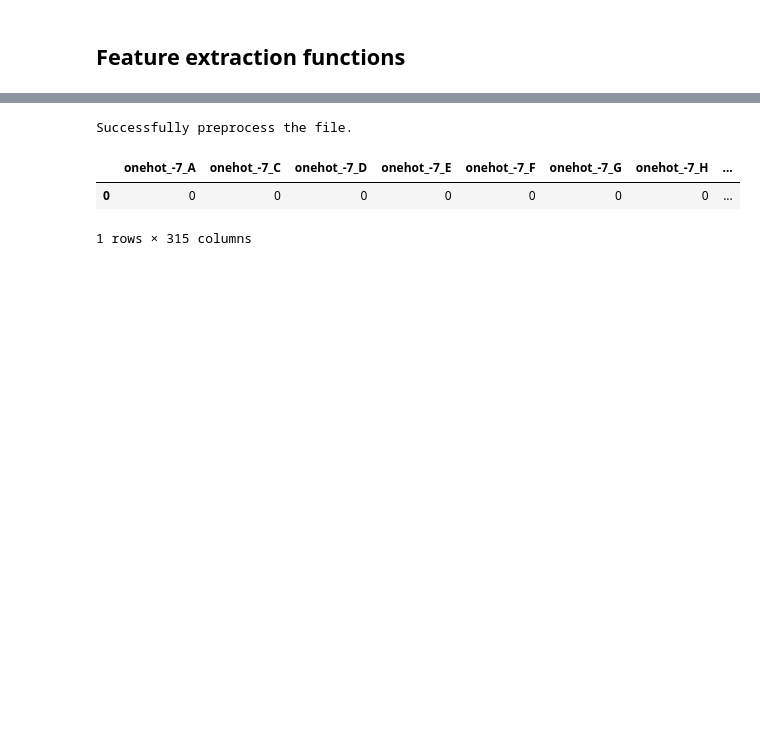
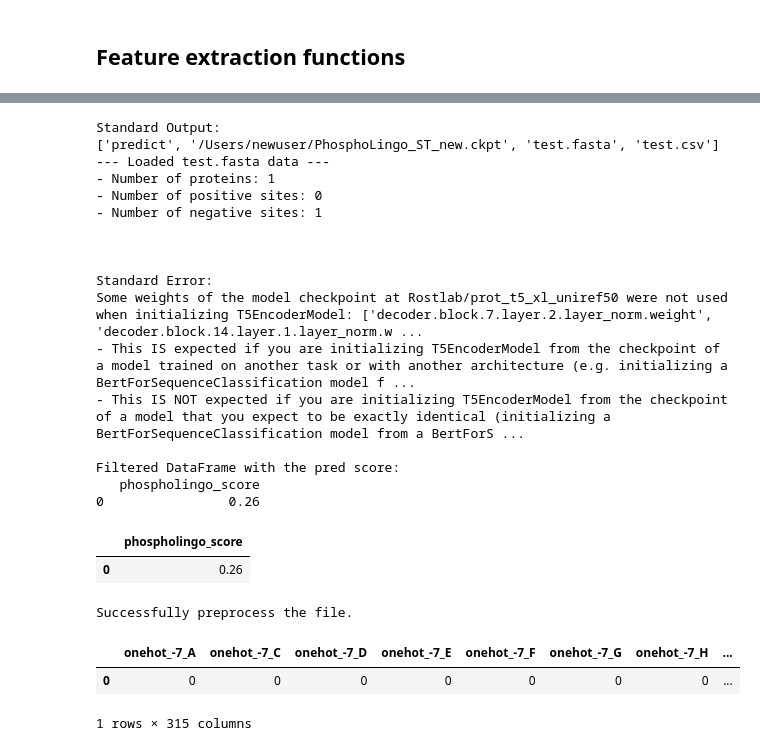
Before and after one commit to liuliu-umich/CAMP-14-3-3, a Jupyter notebook: 4. Modeling.ipynb, the cells around one changed output, grey strips where cells are left out. Cells and saved outputs as stored; diff of their text form; code cells hidden in the pictures; blank space fills up the shorter version.

```diff
--- a/4. Modeling.ipynb
+++ b/4. Modeling.ipynb
@@ -106,9 +120,9 @@ def extract_idr_achor_score(seq, site):
 # %%
 #@title <b>Preliminary operations</b>
 import subprocess
-subprocess.run( 'pip install wget localcider==0.1.18'.split() )
-subprocess.run('pip uninstall scikit-learn -y'.split())
-subprocess.run('pip install scikit-learn==1.0.2'.split())
+# subprocess.run( 'pip install wget localcider==0.1.18'.split() )
+# subprocess.run('pip uninstall scikit-learn -y'.split())
+# subprocess.run('pip install scikit-learn==1.0.2'.split())
 import numpy as np
 import itertools
 from localcider.sequenceParameters import SequenceParameters
@@ -118,7 +132,7 @@ import os
 from joblib import dump, load
 import pandas as pd
 # from google.colab import files
-from ipywidgets import IntProgress
+# from ipywidgets import IntProgress
 from IPython.display import display
 from IPython.display import clear_output
 
@@ -277,7 +322,7 @@ extract_compactness_score(idr_seq)
 # %%
 import argparse
 import sys
-from src.files.PhosphoLingo.phospholingo.predict import run_predict
+import pandas as pd
 # for a give sequence and position, add "@" after if the position is "S" or "T"
 def add_at_after_st(seq, position):
     try:
@@ -301,8 +346,8 @@ def extract_phospholingo_score(sequence, site, model_loc):
 
     sequence_modified = add_at_after_st(sequence, site)
 
-    print(sequence_modified)
-    print(output_file)
+    # print(sequence_modified)
+    # print(output_file)
 
     # generate
     # Open the file in write mode
@@ -319,7 +364,7 @@ def extract_phospholingo_score(sequence, site, model_loc):
     # Define your command as a list of strings
     command = [
         'python',
-        'C:/Users/LuVul/PhosphoLingo-master/phospholingo',
+        'src/files/PhosphoLingo/phospholingo',
         'predict',
         model_loc,
         dataset_fasta,
@@ -338,7 +383,7 @@ def extract_phospholingo_score(sequence, site, model_loc):
 
     df = pd.read_csv(output_file)
     # Locate the row with the specific position and select only the 'pred' column
-    filtered_df = df.loc[df['position'] == target_position, ['pred']]
+    filtered_df = df.loc[df['position'] == site, ['pred']]
     filtered_df.columns = ['phospholingo_score']
 
     # Check if the filtered_df has exactly one row
@@ -346,6 +391,6 @@ def extract_phospholingo_score(sequence, site, model_loc):
         print("Filtered DataFrame with the pred score:")
         print(filtered_df)
     else:
-        print(f"Filtered DataFrame is empty or contains multiple rows for position {target_position}.")
+        print(f"Filtered DataFrame is empty or contains multiple rows for position {site}.")
 
     return filtered_df
@@ -404,8 +397,28 @@ RuntimeError: Error(s) in loading state_dict for LightningModule:
 # %%
-model_loc = "H:\PhosphoLingo_ST_new.ckpt"
+model_loc = "/Users/newuser/PhosphoLingo_ST_new.ckpt"
 sequence = "AAAAAAAAASAAAAAAAA"
 site = 10
 extract_phospholingo_score(sequence, site, model_loc)
+# %% [output]
+Standard Output:
+['predict', '/Users/newuser/PhosphoLingo_ST_new.ckpt', 'test.fasta', 'test.csv']
+--- Loaded test.fasta data ---
+- Number of proteins: 1
+- Number of positive sites: 0
+- Number of negative sites: 1
+
+
+
+Standard Error:
+Some weights of the model checkpoint at Rostlab/prot_t5_xl_uniref50 were not used when initializing T5EncoderModel: ['decoder.block.7.layer.2.layer_norm.weight', 'decoder.block.14.layer.1.layer_norm.w ...
+- This IS expected if you are initializing T5EncoderModel from the checkpoint of a model trained on another task or with another architecture (e.g. initializing a BertForSequenceClassification model f ...
+- This IS NOT expected if you are initializing T5EncoderModel from the checkpoint of a model that you expect to be exactly identical (initializing a BertForSequenceClassification model from a BertForS ...
+
+Filtered DataFrame with the pred score:
+   phospholingo_score
+0                0.26
+|  | phospholingo_score |
+| 0 | 0.26 |
 # %%
 def extract_esm_embedding(seq, site):
     pass
```
Also changed, not shown: parts of 8 cells of this notebook, 23 other files.
